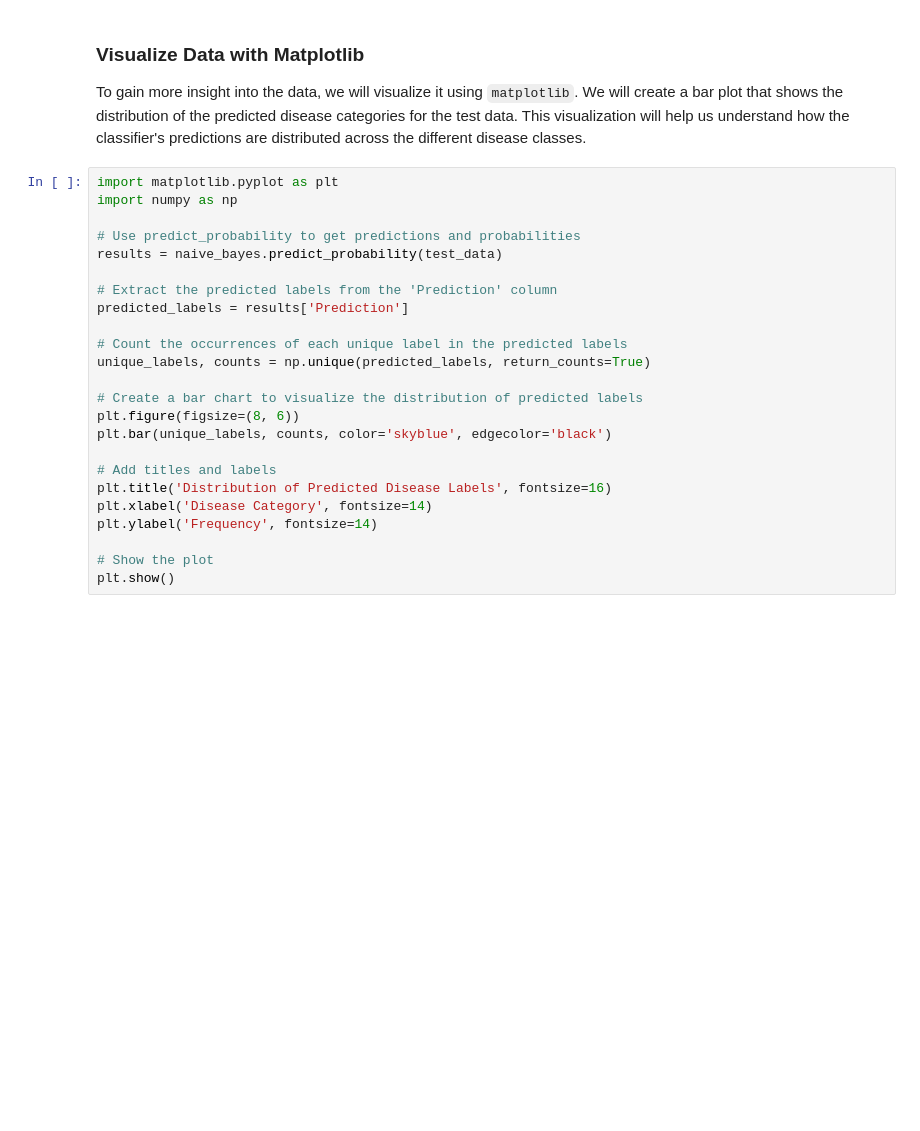
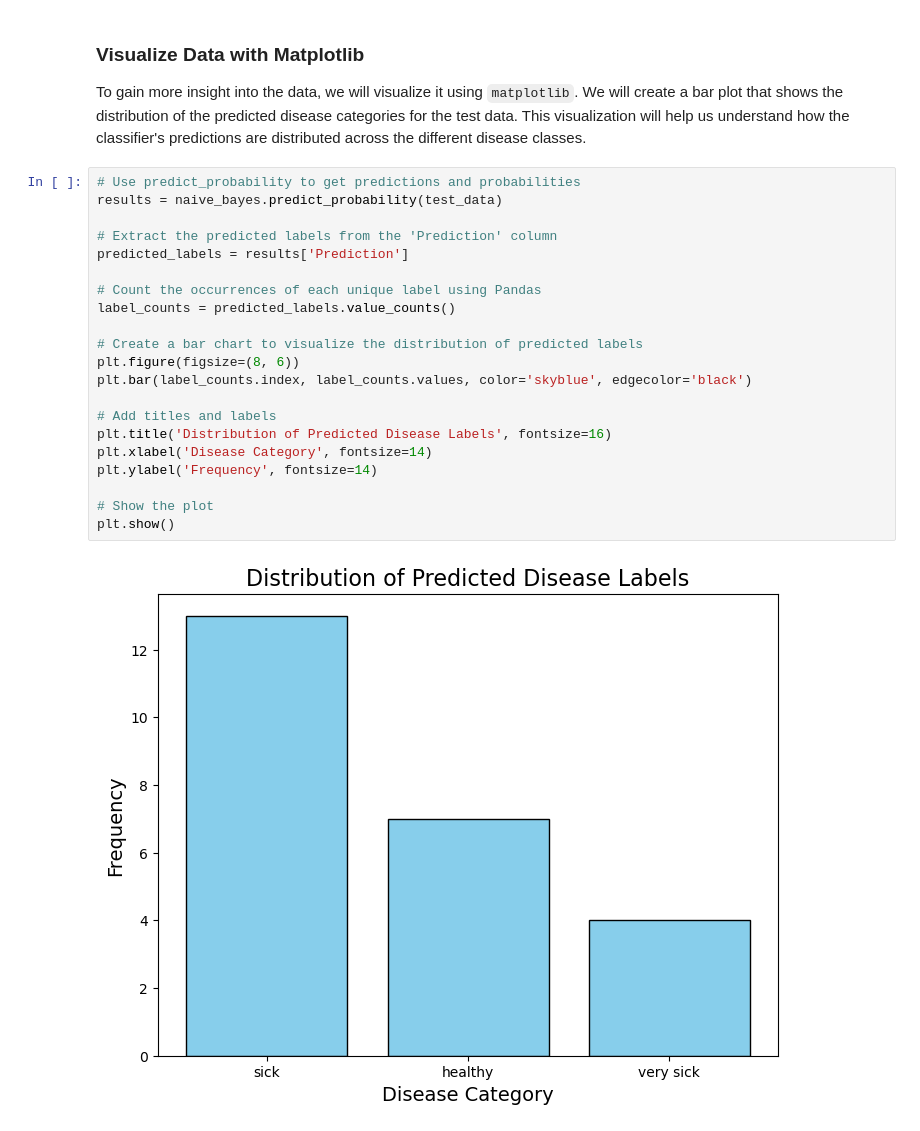
Before and after one commit to mmarsal/machine-learning, a Jupyter notebook: main.ipynb, the cells around one changed output. Cells and saved outputs as stored; diff of their text form; blank space fills up the shorter version.

```diff
--- a/main.ipynb
+++ b/main.ipynb
@@ -253,26 +360,25 @@ plt.show()
 
 To gain more insight into the data, we will visualize it using `matplotlib`. We will create a bar plot that shows the distribution of the predicted disease categories for the test data. This visualization will help us understand how the classifier's predictions are distributed across the different disease classes.
 # %%
-import matplotlib.pyplot as plt
-import numpy as np
-
 # Use predict_probability to get predictions and probabilities
 results = naive_bayes.predict_probability(test_data)
 
 # Extract the predicted labels from the 'Prediction' column
 predicted_labels = results['Prediction']
 
-# Count the occurrences of each unique label in the predicted labels
-unique_labels, counts = np.unique(predicted_labels, return_counts=True)
+# Count the occurrences of each unique label using Pandas
+label_counts = predicted_labels.value_counts()
 
 # Create a bar chart to visualize the distribution of predicted labels
 plt.figure(figsize=(8, 6))
-plt.bar(unique_labels, counts, color='skyblue', edgecolor='black')
+plt.bar(label_counts.index, label_counts.values, color='skyblue', edgecolor='black')
 
 # Add titles and labels
 plt.title('Distribution of Predicted Disease Labels', fontsize=16)
 plt.xlabel('Disease Category', fontsize=14)
 plt.ylabel('Frequency', fontsize=14)
 
 # Show the plot
 plt.show()
+# %% [output]
+[figure, added]
```
Also changed, not shown: parts of 14 cells of this notebook.
